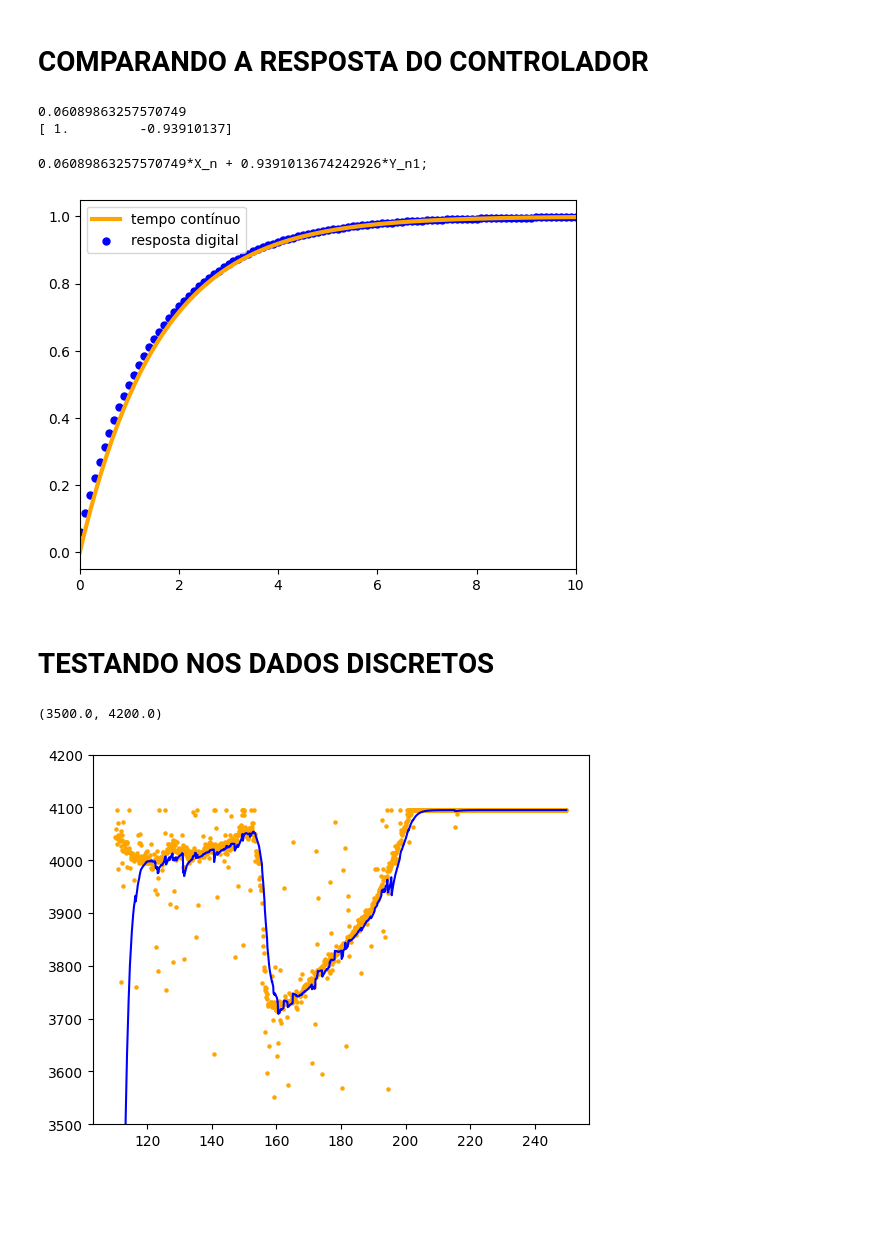
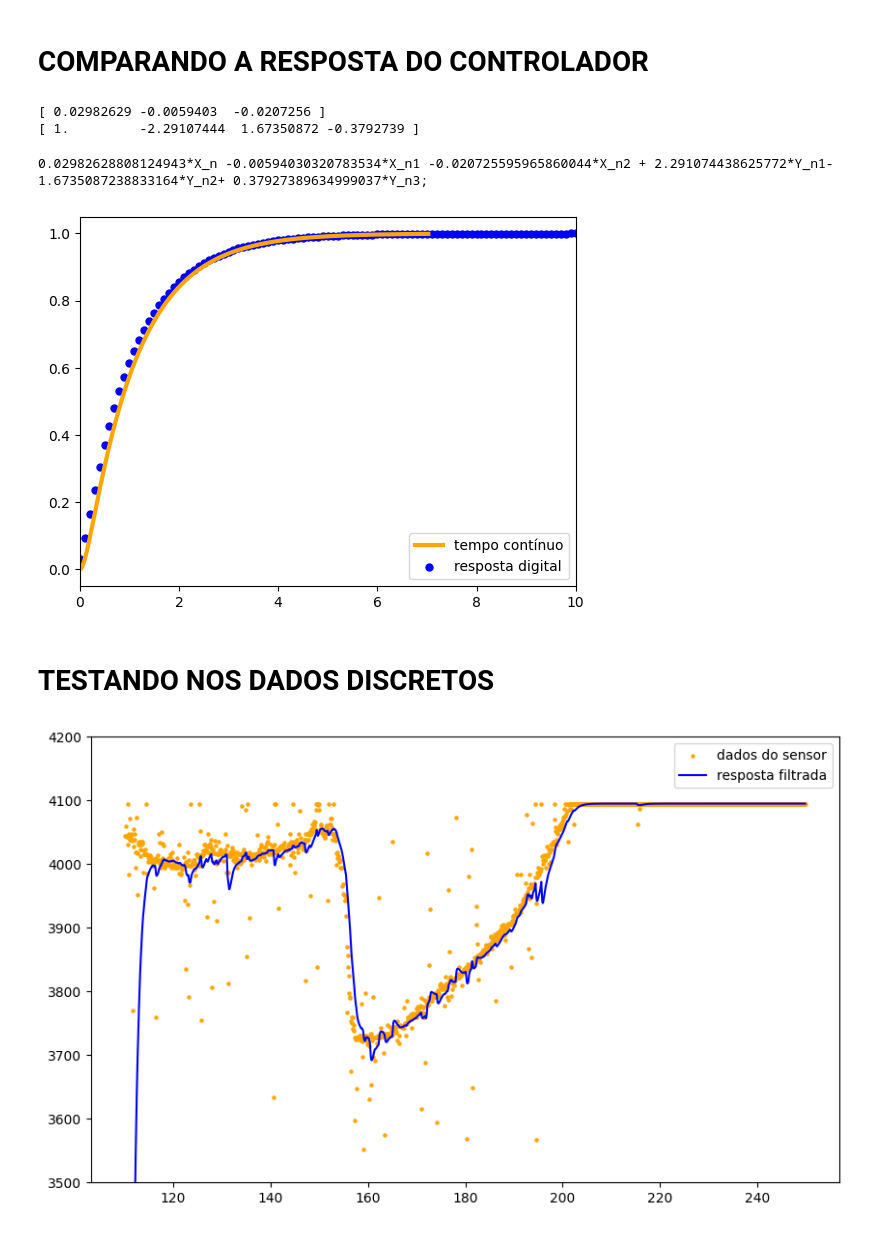
Before and after one commit to KlaussMarchi/FilterSensor, a Jupyter notebook: DIGITAL/Analysis.ipynb, the cells around one changed output. Cells and saved outputs as stored; diff of their text form; code cells hidden in the pictures; blank space fills up the shorter version.

```diff
--- a/DIGITAL/Analysis.ipynb
+++ b/DIGITAL/Analysis.ipynb
@@ -15,0 +11,3 @@ $$\frac{1}{1.592 s + 1}$$
+# %%
+C = (12.644352003932*s + 7.94468067299125)/(1.59154943091895*s**3 + 15.4300184675168*s**2 + 21.7110000056752*s + 7.94468067299125)
+C
@@ -43,8 +43,8 @@ den = den/den[0]
 print(num)
 print(den)
 # %% [output]
-0.06089863257570749
-[ 1.         -0.93910137]
+[ 0.02982629 -0.0059403  -0.0207256 ]
+[ 1.         -2.29107444  1.67350872 -0.3792739 ]
 # %%
 if type(num) == np.float64:
     num = np.array([num])
@@ -60,18 +60,20 @@ for i in range(1, len(den)):
 out = out.replace('X_n0', 'X_n').replace('+ +', '+').replace('+ -', '-')
 print(out + ';')
 # %% [output]
-0.06089863257570749*X_n + 0.9391013674242926*Y_n1;
+0.02982628808124943*X_n -0.00594030320783534*X_n1 -0.020725595965860044*X_n2 + 2.291074438625772*Y_n1-1.6735087238833164*Y_n2+ 0.37927389634999037*Y_n3;
 # %%
-Y_n1 = Y_n2 = 0
-X_n1 = X_n2 = 0
+Y_n1 = Y_n2 = Y_n3 = 0
+X_n1 = X_n2 = Y_n3 = 0
 
 def computeController(X_n):
-    global Y_n1, Y_n2
-    global X_n1, X_n2
+    global Y_n1, Y_n2, Y_n3
+    global X_n1, X_n2, Y_n3
     Y_n = eval(out)
 
+    X_n3 = X_n2
     X_n2 = X_n1
     X_n1 = X_n
+    Y_n3 = Y_n2
     Y_n2 = Y_n1
     Y_n1 = Y_n
     return Y_n
@@ -89,7 +91,7 @@ plt.xlim([0, 10])
 plt.legend()
 plt.show()
 # %% [output]
-[figure, old version]
+[figure, new version]
 # %% [markdown]
 # TESTANDO NOS DADOS DISCRETOS
 # %%
@@ -117,18 +119,20 @@ def normalizeData(time, response, T=0.01):
 # %%
 df = pd.read_csv('DataBase.csv')
 df = df.loc[(df['time'] > 110) & (df['time'] < 250)]
 
 xData = df['time'].to_numpy()
 yData = df['analog'].to_numpy()
 
 xData, yData = normalizeData(xData, yData, T=0.1)
-plt.scatter(xData, yData, s=5, color='orange')
+plt.figure(figsize=(10, 6))
+plt.scatter(xData, yData, s=5, color='orange', label='dados do sensor')
 
 Y_n1 = Y_n2 = 0
 X_n1 = X_n2 = 0
 response = [computeController(val) for val in yData]
-plt.plot(xData, response, color='blue', label='resposta digital')
+plt.plot(xData, response, color='blue', label='resposta filtrada')
 plt.ylim(3500, 4200)
+plt.legend()
+plt.show()
 # %% [output]
-(3500.0, 4200.0)
-[figure, old version]
+[figure, new version]
```
Also changed, not shown: parts of 4 cells of this notebook, 2 other files.
